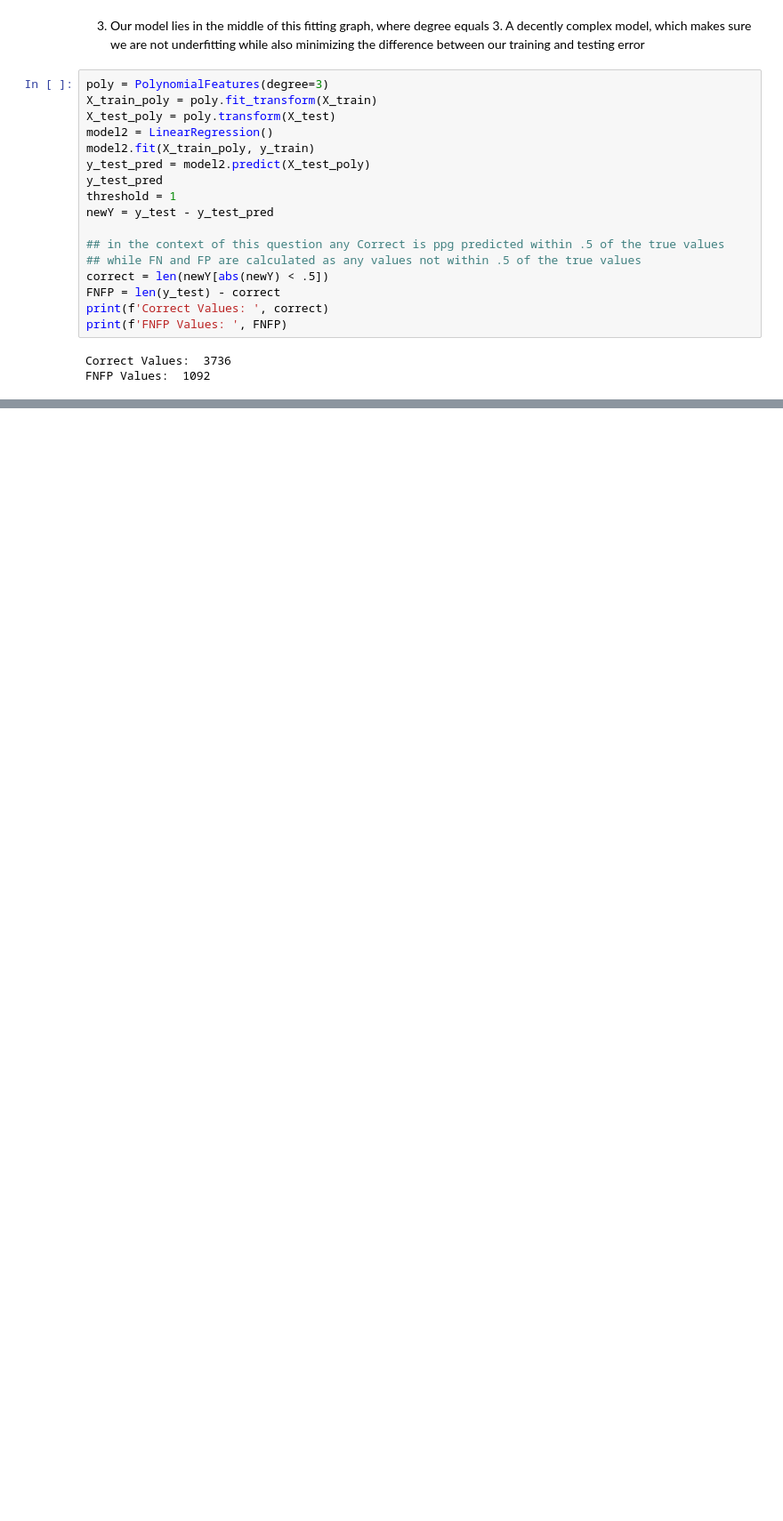
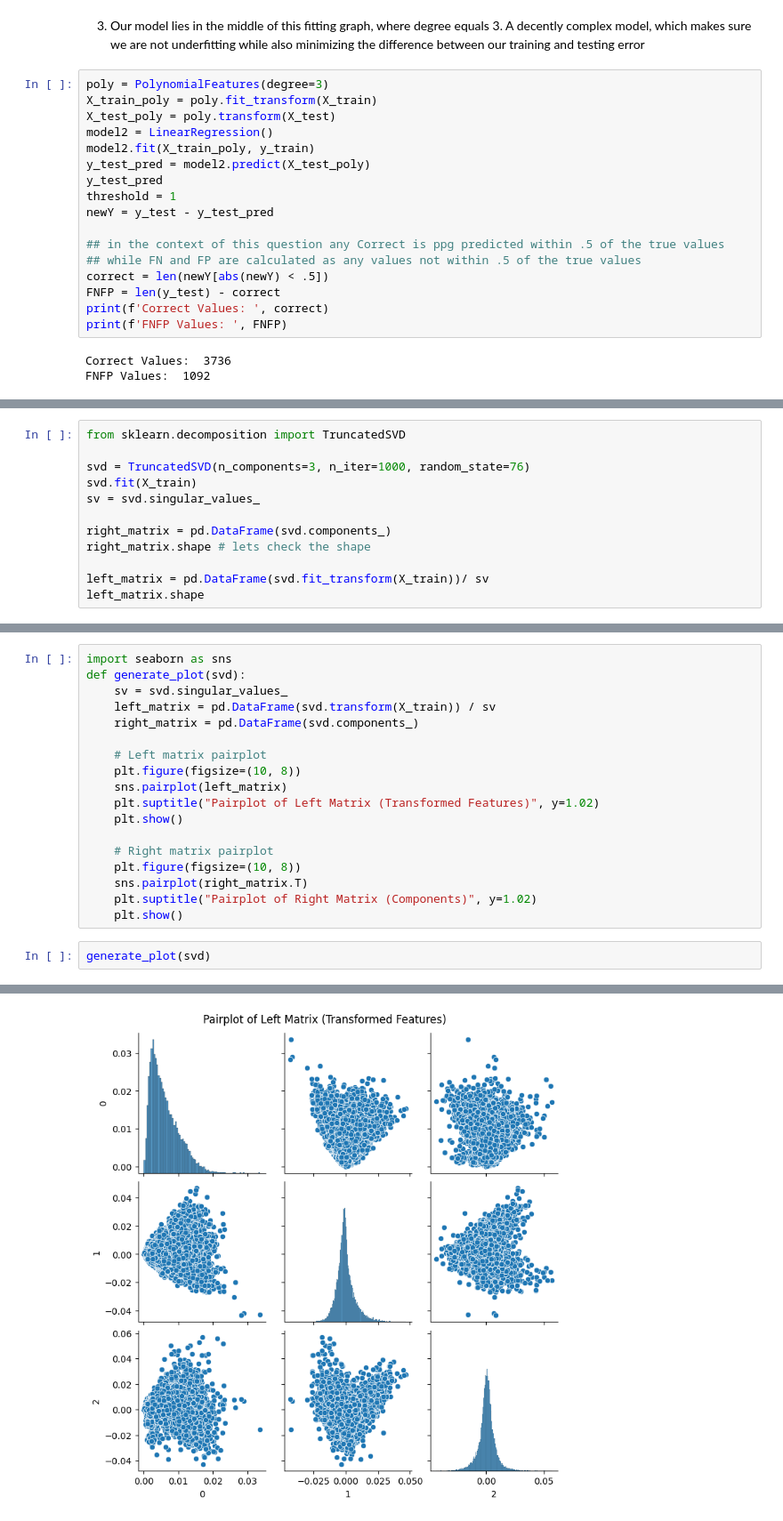
Before and after one commit to eiguzman/player-stat-predictor, a Jupyter notebook: CSE151AProject.ipynb, the cells around one changed output, grey strips where cells are left out. Shown at 89% size. Saved outputs shown, nothing was run; the diff lists cells and outputs as text; blank space fills up the shorter version.

```diff
--- a/CSE151AProject.ipynb
+++ b/CSE151AProject.ipynb
@@ -342,0 +520,12 @@ FNFP Values:  1092
+# %%
+from sklearn.decomposition import TruncatedSVD
+
+svd = TruncatedSVD(n_components=3, n_iter=1000, random_state=76)
+svd.fit(X_train)
+sv = svd.singular_values_
+
+right_matrix = pd.DataFrame(svd.components_)
+right_matrix.shape # lets check the shape
+
+left_matrix = pd.DataFrame(svd.fit_transform(X_train))/ sv
+left_matrix.shape
@@ -342,0 +536,21 @@ FNFP Values:  1092
+# %%
+import seaborn as sns
+def generate_plot(svd):
+    sv = svd.singular_values_
+    left_matrix = pd.DataFrame(svd.transform(X_train)) / sv
+    right_matrix = pd.DataFrame(svd.components_)
+
+    # Left matrix pairplot
+    plt.figure(figsize=(10, 8))
+    sns.pairplot(left_matrix)
+    plt.suptitle("Pairplot of Left Matrix (Transformed Features)", y=1.02)
+    plt.show()
+
+    # Right matrix pairplot
+    plt.figure(figsize=(10, 8))
+    sns.pairplot(right_matrix.T)
+    plt.suptitle("Pairplot of Right Matrix (Components)", y=1.02)
+    plt.show()
+# %%
+generate_plot(svd)
+# %% [output]
@@ -342,0 +558 @@ FNFP Values:  1092
+[figure, added]
```
Also changed, not shown: parts of 27 cells of this notebook.
